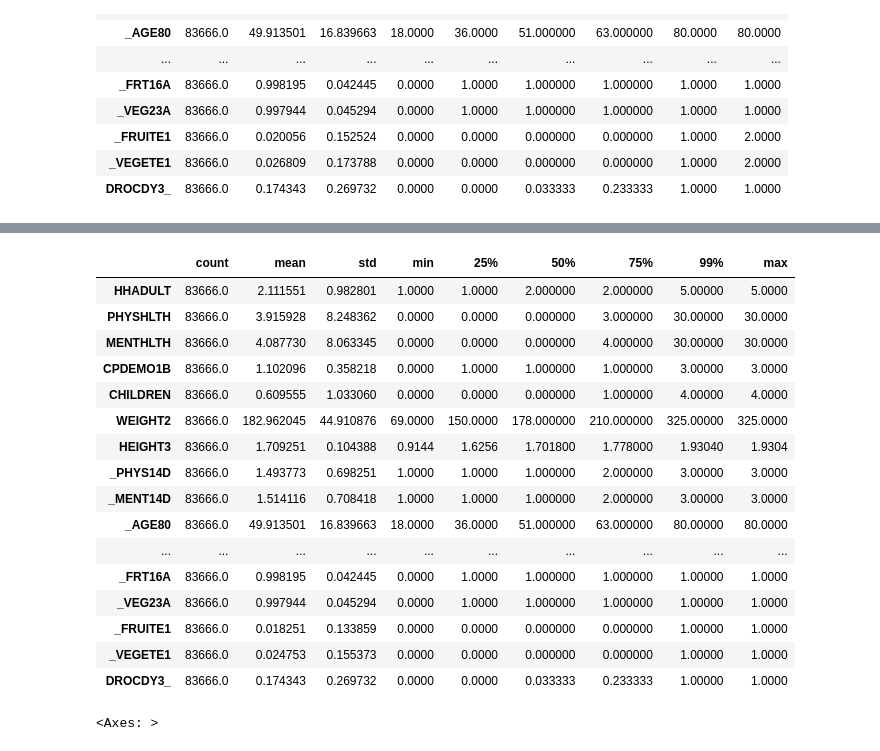
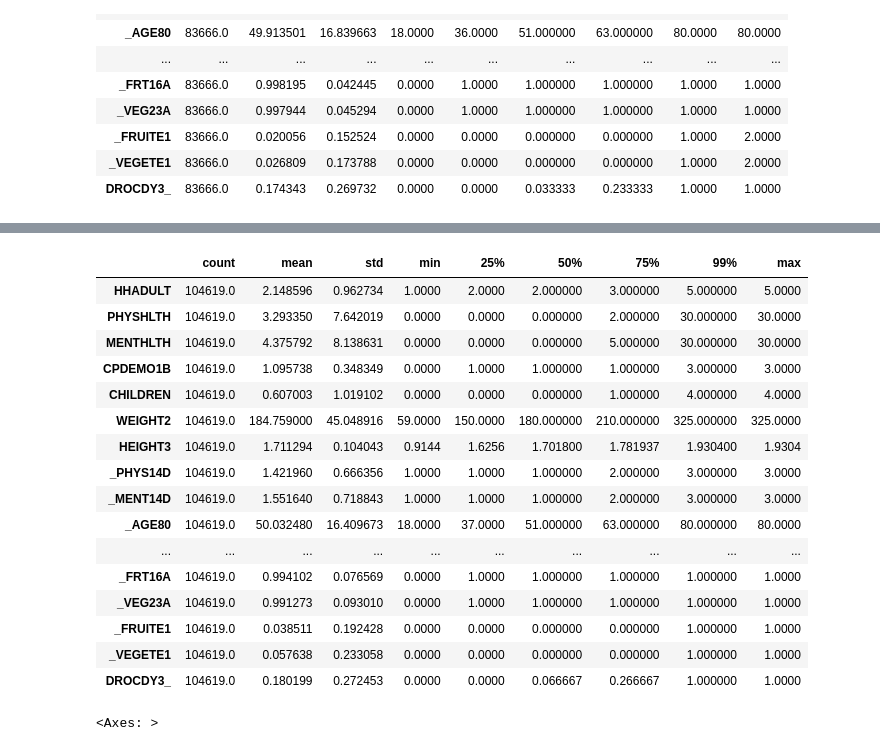
Before and after one commit to OBINNADINNEYA/BRFSS_BIGDATA_PROJECT, a Jupyter notebook: Exploratory Data Analysis.ipynb, the cells around one changed output, grey strips where cells are left out. Saved outputs shown, nothing was run; the diff lists cells and outputs as text; code cells hidden in the pictures.

Commit message:
edited EDA and cleaning notebooks

```diff
--- a/Exploratory Data Analysis.ipynb
+++ b/Exploratory Data Analysis.ipynb
@@ -75,0 +73,5 @@ cat_cols = clean_2019.select_dtypes(exclude=('float','int')).columns
+# %%
+#Numerical columns for 2021 df
+num_cols = list(clean_2021.select_dtypes(include=('float','int')).columns)
+exclusions = ['_MMSA','_MMSAWT','_STSTR']
+num_cols = [item for item in num_cols if item not in exclusions]
@@ -98,5 +126,12 @@ clean_2019[num_cols].describe([0.25,0.50,0.75,0.99]).T
 # %%
 # Replace outliers with the 99 percentile value except weighted and Identification columns
+
+#2019
 for i in num_cols:
     percentile_99 = np.percentile(clean_2019[i], 99)
     clean_2019.loc[clean_2019[i] > percentile_99, i] = percentile_99
+
+#2021
+for i in num_cols:
+    percentile_99 = np.percentile(clean_2021[i], 99)
+    clean_2021.loc[clean_2021[i] > percentile_99, i] = percentile_99
@@ -103,22 +158,22 @@ for i in num_cols:
 # %%
-clean_2019[num_cols].describe([0.25,0.50,0.75,0.99]).T
+clean_2021[num_cols].describe([0.25,0.50,0.75,0.99]).T
 # %% [output]
 |  | count | mean | std | min | 25% | 50% | 75% | 99% | max |
-| HHADULT | 83666.0 | 2.111551 | 0.982801 | 1.0000 | 1.0000 | 2.000000 | 2.000000 | 5.00000 | 5.0000 |
-| PHYSHLTH | 83666.0 | 3.915928 | 8.248362 | 0.0000 | 0.0000 | 0.000000 | 3.000000 | 30.00000 | 30.0000 |
-| MENTHLTH | 83666.0 | 4.087730 | 8.063345 | 0.0000 | 0.0000 | 0.000000 | 4.000000 | 30.00000 | 30.0000 |
-| CPDEMO1B | 83666.0 | 1.102096 | 0.358218 | 0.0000 | 1.0000 | 1.000000 | 1.000000 | 3.00000 | 3.0000 |
-| CHILDREN | 83666.0 | 0.609555 | 1.033060 | 0.0000 | 0.0000 | 0.000000 | 1.000000 | 4.00000 | 4.0000 |
-| WEIGHT2 | 83666.0 | 182.962045 | 44.910876 | 69.0000 | 150.0000 | 178.000000 | 210.000000 | 325.00000 | 325.0000 |
-| HEIGHT3 | 83666.0 | 1.709251 | 0.104388 | 0.9144 | 1.6256 | 1.701800 | 1.778000 | 1.93040 | 1.9304 |
-| _PHYS14D | 83666.0 | 1.493773 | 0.698251 | 1.0000 | 1.0000 | 1.000000 | 2.000000 | 3.00000 | 3.0000 |
-| _MENT14D | 83666.0 | 1.514116 | 0.708418 | 1.0000 | 1.0000 | 1.000000 | 2.000000 | 3.00000 | 3.0000 |
-| _AGE80 | 83666.0 | 49.913501 | 16.839663 | 18.0000 | 36.0000 | 51.000000 | 63.000000 | 80.00000 | 80.0000 |
+| HHADULT | 104619.0 | 2.148596 | 0.962734 | 1.0000 | 2.0000 | 2.000000 | 3.000000 | 5.000000 | 5.0000 |
+| PHYSHLTH | 104619.0 | 3.293350 | 7.642019 | 0.0000 | 0.0000 | 0.000000 | 2.000000 | 30.000000 | 30.0000 |
+| MENTHLTH | 104619.0 | 4.375792 | 8.138631 | 0.0000 | 0.0000 | 0.000000 | 5.000000 | 30.000000 | 30.0000 |
+| CPDEMO1B | 104619.0 | 1.095738 | 0.348349 | 0.0000 | 1.0000 | 1.000000 | 1.000000 | 3.000000 | 3.0000 |
+| CHILDREN | 104619.0 | 0.607003 | 1.019102 | 0.0000 | 0.0000 | 0.000000 | 1.000000 | 4.000000 | 4.0000 |
+| WEIGHT2 | 104619.0 | 184.759000 | 45.048916 | 59.0000 | 150.0000 | 180.000000 | 210.000000 | 325.000000 | 325.0000 |
+| HEIGHT3 | 104619.0 | 1.711294 | 0.104043 | 0.9144 | 1.6256 | 1.701800 | 1.781937 | 1.930400 | 1.9304 |
+| _PHYS14D | 104619.0 | 1.421960 | 0.666356 | 1.0000 | 1.0000 | 1.000000 | 2.000000 | 3.000000 | 3.0000 |
+| _MENT14D | 104619.0 | 1.551640 | 0.718843 | 1.0000 | 1.0000 | 1.000000 | 2.000000 | 3.000000 | 3.0000 |
+| _AGE80 | 104619.0 | 50.032480 | 16.409673 | 18.0000 | 37.0000 | 51.000000 | 63.000000 | 80.000000 | 80.0000 |
 | ... | ... | ... | ... | ... | ... | ... | ... | ... | ... |
-| _FRT16A | 83666.0 | 0.998195 | 0.042445 | 0.0000 | 1.0000 | 1.000000 | 1.000000 | 1.00000 | 1.0000 |
-| _VEG23A | 83666.0 | 0.997944 | 0.045294 | 0.0000 | 1.0000 | 1.000000 | 1.000000 | 1.00000 | 1.0000 |
-| _FRUITE1 | 83666.0 | 0.018251 | 0.133859 | 0.0000 | 0.0000 | 0.000000 | 0.000000 | 1.00000 | 1.0000 |
-| _VEGETE1 | 83666.0 | 0.024753 | 0.155373 | 0.0000 | 0.0000 | 0.000000 | 0.000000 | 1.00000 | 1.0000 |
-| DROCDY3_ | 83666.0 | 0.174343 | 0.269732 | 0.0000 | 0.0000 | 0.033333 | 0.233333 | 1.00000 | 1.0000 |
+| _FRT16A | 104619.0 | 0.994102 | 0.076569 | 0.0000 | 1.0000 | 1.000000 | 1.000000 | 1.000000 | 1.0000 |
+| _VEG23A | 104619.0 | 0.991273 | 0.093010 | 0.0000 | 1.0000 | 1.000000 | 1.000000 | 1.000000 | 1.0000 |
+| _FRUITE1 | 104619.0 | 0.038511 | 0.192428 | 0.0000 | 0.0000 | 0.000000 | 0.000000 | 1.000000 | 1.0000 |
+| _VEGETE1 | 104619.0 | 0.057638 | 0.233058 | 0.0000 | 0.0000 | 0.000000 | 0.000000 | 1.000000 | 1.0000 |
+| DROCDY3_ | 104619.0 | 0.180199 | 0.272453 | 0.0000 | 0.0000 | 0.066667 | 0.266667 | 1.000000 | 1.0000 |
 # %%
 #Check for correlation between the numeric vairbales
```
Also changed, not shown: parts of 55 cells of this notebook.
